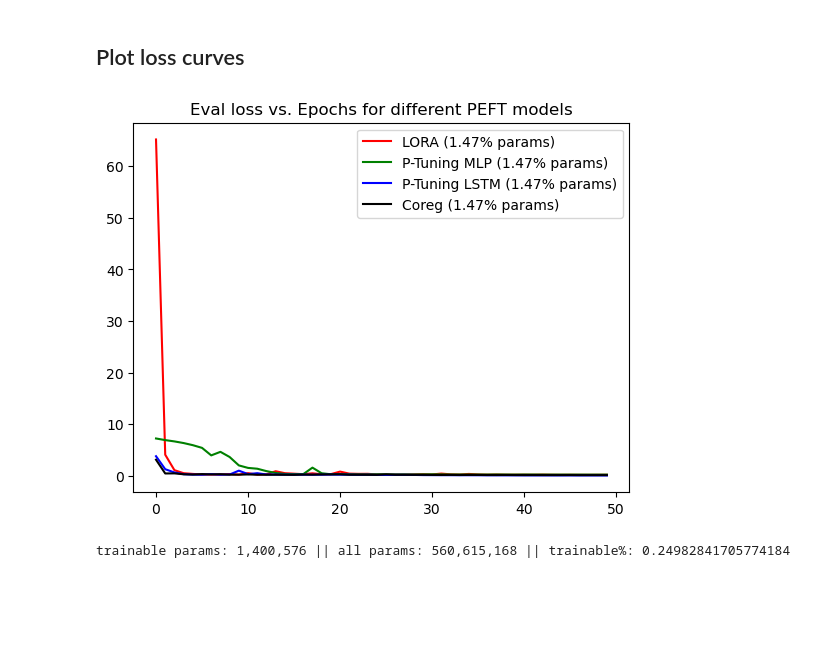
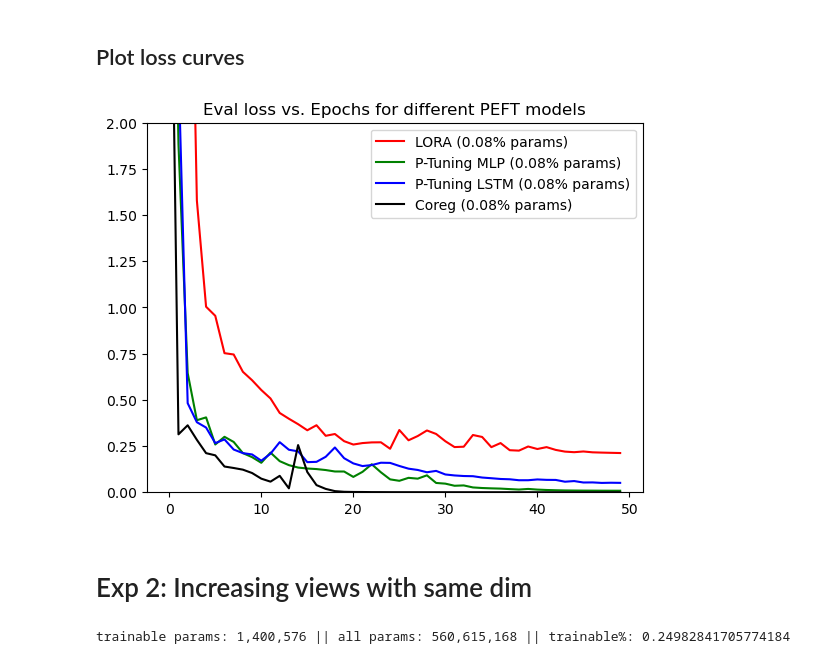
Before and after one commit to w601sxs/peft, a Jupyter notebook: examples/causal_language_modeling/peft_coreg_tuning_clm.ipynb, the cells around one changed output. Cells and saved outputs as stored; diff of their text form; code cells hidden in the pictures; blank space fills up the shorter version.

Commit message:
adding coreg+decorrelate

```diff
--- a/examples/causal_language_modeling/peft_coreg_tuning_clm.ipynb
+++ b/examples/causal_language_modeling/peft_coreg_tuning_clm.ipynb
@@ -133,9 +133,9 @@ eval_dataset = processed_datasets["train"]
 
 
 train_dataloader = DataLoader(
-    train_dataset, shuffle=True, collate_fn=default_data_collator, batch_size=batch_size, pin_memory=True
+    train_dataset, shuffle=True, collate_fn=default_data_collator, batch_size=batch_size, pin_memory=True, drop_last=True
 )
-eval_dataloader = DataLoader(eval_dataset, collate_fn=default_data_collator, batch_size=batch_size, pin_memory=True)
+eval_dataloader = DataLoader(eval_dataset, collate_fn=default_data_collator, batch_size=batch_size, pin_memory=True, drop_last=True)
 # %% [output]
 3
 # %%
@@ -174,18 +174,24 @@ orig_model = AutoModelForCausalLM.from_pretrained(model_name_or_path)
 # %%
 
 print("Coreg tuning")
+# coreg_config = CoregPromptTuningConfig(task_type=TaskType.CAUSAL_LM,
+#                                       num_views=4,
+#                                       num_virtual_tokens=85,
+#                                       token_dim=1024,
+#                                       attention_dim=1024)
+
 coreg_config = CoregPromptTuningConfig(task_type=TaskType.CAUSAL_LM,
                                       num_views=4,
-                                      num_virtual_tokens=85,
+                                      num_virtual_tokens=185,
                                       token_dim=1024,
-                                      attention_dim=1024)
+                                      attention_dim=64, decorrelate=True,decorrelate_lambda=1.0)
 
 model = get_peft_model(orig_model, coreg_config)
 model.print_trainable_parameters()
 
 print("LORA tuning")
 lora_config = LoraConfig(
-    r=85,
+    r=5,
     lora_alpha=16,
     target_modules=["query_key_value"],
     lora_dropout=0.1,
@@ -199,13 +205,13 @@ print("P Tuning (LSTM)")
 p_tuning_config_l = PromptEncoderConfig(
     peft_type="P_TUNING",
     task_type=TaskType.CAUSAL_LM,
-    num_virtual_tokens=50,
+    num_virtual_tokens=185,
     token_dim=1024,
     num_transformer_submodules=1,
     num_attention_heads=4,
     num_layers=6,
     encoder_reparameterization_type="LSTM",
-    encoder_hidden_size=362,
+    encoder_hidden_size=24,
 )
 model = get_peft_model(orig_model, p_tuning_config_l)
 model.print_trainable_parameters()
@@ -214,13 +220,13 @@ print("P Tuning (MLP)")
 p_tuning_config = PromptEncoderConfig(
     peft_type="P_TUNING",
     task_type=TaskType.CAUSAL_LM,
-    num_virtual_tokens=50,
+    num_virtual_tokens=185,
     token_dim=1024,
     num_transformer_submodules=1,
     num_attention_heads=4,
     num_layers=6,
     encoder_reparameterization_type="MLP",
-    encoder_hidden_size=2053,
+    encoder_hidden_size=125,
 )
 
 model = get_peft_model(orig_model, p_tuning_config)
@@ -380,16 +390,19 @@ epoch=10: train_ppl=tensor(1.9940, device='cuda:0') train_epoch_loss=tensor(0.69
 import matplotlib.pyplot as plt
 # %%
 plt.figure()
-plt.plot(lora_history, c='r', label='LORA (1.47% params)')
-plt.plot(ptuning_mlp_history, c='g', label='P-Tuning MLP (1.47% params)')
-plt.plot(ptuning_lstm_history, c='b', label='P-Tuning LSTM (1.47% params)')
+plt.plot(lora_history, c='r', label='LORA (0.08% params)')
+plt.plot(ptuning_mlp_history, c='g', label='P-Tuning MLP (0.08% params)')
+plt.plot(ptuning_lstm_history, c='b', label='P-Tuning LSTM (0.08% params)')
 # plt.plot([], c='y', label='Prompt Tuning (0.25% params) OOM')
-plt.plot(coreg_history, c='k', label='Coreg (1.47% params)')
+plt.plot(coreg_history, c='k', label='Coreg (0.08% params)')
 plt.title('Eval loss vs. Epochs for different PEFT models')
 plt.legend()
+plt.ylim(0,2)
 plt.show()
 # %% [output]
-[figure, old version]
+[figure, new version]
+# %% [markdown]
+# Exp 2: Increasing views with same dim
 # %%
 coreg_configs = [CoregPromptTuningConfig(task_type=TaskType.CAUSAL_LM,
                                       num_views=view,
```
Also changed, not shown: parts of 14 cells of this notebook, 2 other files.
